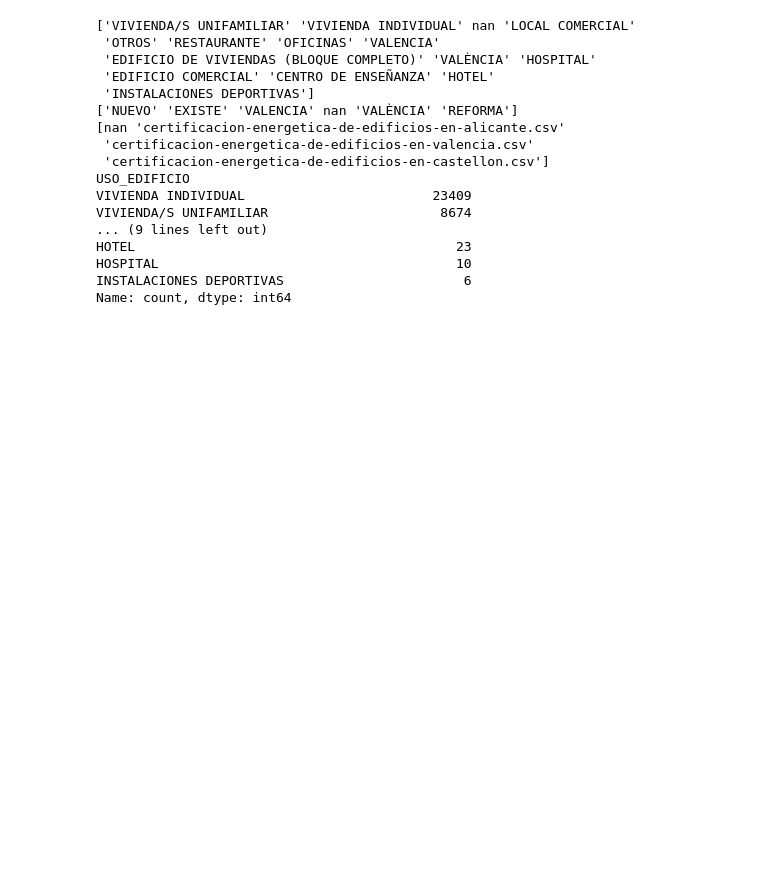
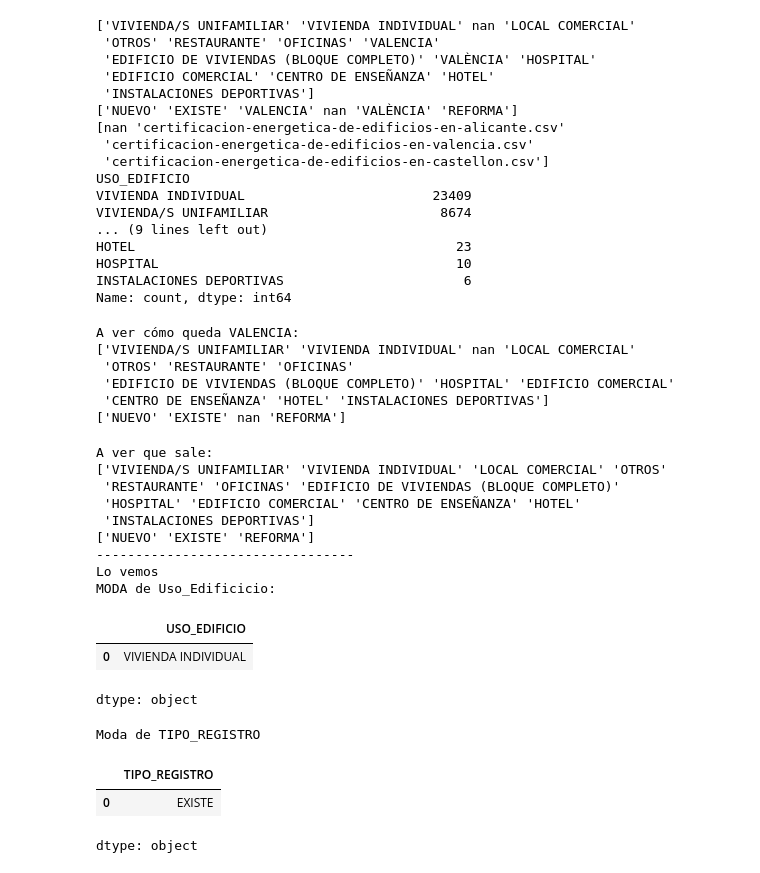
Before and after one commit to atmsDAWDAMAlicante/CEPython2526, a Jupyter notebook: Modulo_3_Analisis_de_datos/PROYECTO_KAGGLE/Proyecto_mod_Análisis_Datos_Python_ANGELTOMASMORENOSENEN.ipynb, the cells around one changed output. Drawn from its saved outputs; the diff is of its cells as text; code cells hidden in the pictures; blank space fills up the shorter version.

```diff
--- a/Modulo_3_Analisis_de_datos/PROYECTO_KAGGLE/Proyecto_mod_Análisis_Datos_Python_ANGELTOMASMORENOSENEN.ipynb
+++ b/Modulo_3_Analisis_de_datos/PROYECTO_KAGGLE/Proyecto_mod_Análisis_Datos_Python_ANGELTOMASMORENOSENEN.ipynb
@@ -235,3 +252,61 @@ HOTEL                                         23
 HOSPITAL                                      10
 INSTALACIONES DEPORTIVAS                       6
 Name: count, dtype: int64
+# %%
+# 15 Corrección: VALENCIA NO ES VALÈNCIA
+# Se hacen nulos para que no interfieran
+
+errores = ["VALENCIA", "VALÈNCIA"]
+
+train_df["USO_EDIFICIO"] = train_df["USO_EDIFICIO"].replace(errores, np.nan)
+train_df["TIPO_REGISTRO"] = train_df["TIPO_REGISTRO"].replace(errores, np.nan)
+
+print("A ver cómo queda VALENCIA:")
+
+print(train_df["USO_EDIFICIO"].unique())
+print(train_df["TIPO_REGISTRO"].unique())
+# %% [output]
+A ver cómo queda VALENCIA:
+['VIVIENDA/S UNIFAMILIAR' 'VIVIENDA INDIVIDUAL' nan 'LOCAL COMERCIAL'
+ 'OTROS' 'RESTAURANTE' 'OFICINAS'
+ 'EDIFICIO DE VIVIENDAS (BLOQUE COMPLETO)' 'HOSPITAL' 'EDIFICIO COMERCIAL'
+ 'CENTRO DE ENSEÑANZA' 'HOTEL' 'INSTALACIONES DEPORTIVAS']
+['NUEVO' 'EXISTE' nan 'REFORMA']
+# %%
+# 16 Imputar nulos con la moda porque son CATEGORÍAS... punto y final al VALENCIA NO ES VALÈNCIA
+# Se escoge la moda porque la moda es el valor más frecuente
+train_df["USO_EDIFICIO"] = train_df["USO_EDIFICIO"].fillna(
+    train_df["USO_EDIFICIO"].mode()[0]
+)
+
+train_df["TIPO_REGISTRO"] = train_df["TIPO_REGISTRO"].fillna(
+    train_df["TIPO_REGISTRO"].mode()[0]
+)
+
+print("A ver que sale:")
+
+print(train_df["USO_EDIFICIO"].unique())
+print(train_df["TIPO_REGISTRO"].unique())
+print("---------------------------------")
+print("Lo vemos")
+print("MODA de Uso_Edificicio:")
+display(train_df["USO_EDIFICIO"].mode())
+print("Moda de TIPO_REGISTRO")
+display(train_df["TIPO_REGISTRO"].mode())
+# %% [output]
+A ver que sale:
+['VIVIENDA/S UNIFAMILIAR' 'VIVIENDA INDIVIDUAL' 'LOCAL COMERCIAL' 'OTROS'
+ 'RESTAURANTE' 'OFICINAS' 'EDIFICIO DE VIVIENDAS (BLOQUE COMPLETO)'
+ 'HOSPITAL' 'EDIFICIO COMERCIAL' 'CENTRO DE ENSEÑANZA' 'HOTEL'
+ 'INSTALACIONES DEPORTIVAS']
+['NUEVO' 'EXISTE' 'REFORMA']
+---------------------------------
+Lo vemos
+MODA de Uso_Edificicio:
+|  | USO_EDIFICIO |
+| 0 | VIVIENDA INDIVIDUAL |
+dtype: object
+Moda de TIPO_REGISTRO
+|  | TIPO_REGISTRO |
+| 0 | EXISTE |
+dtype: object
```
Also changed, not shown: parts of 16 cells of this notebook, 1 other file.
